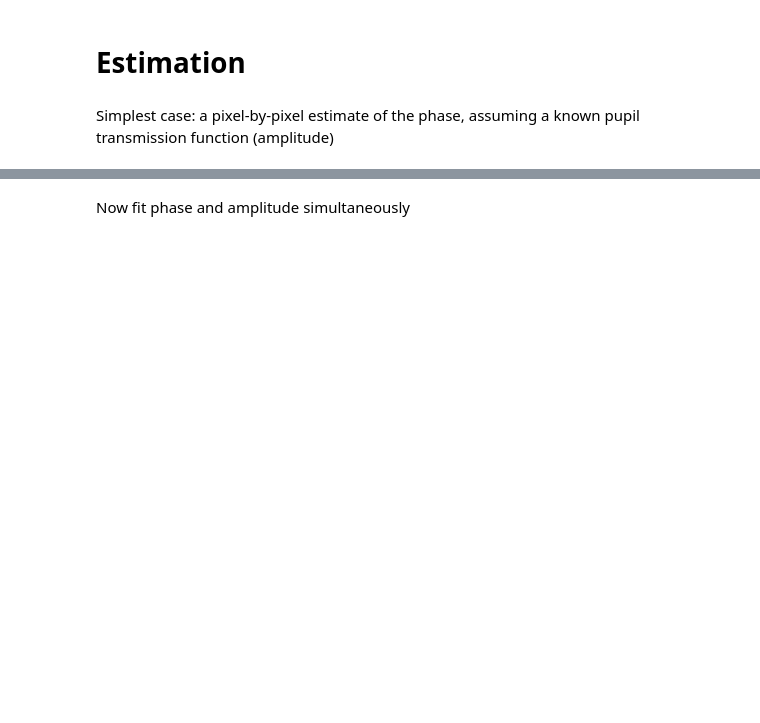
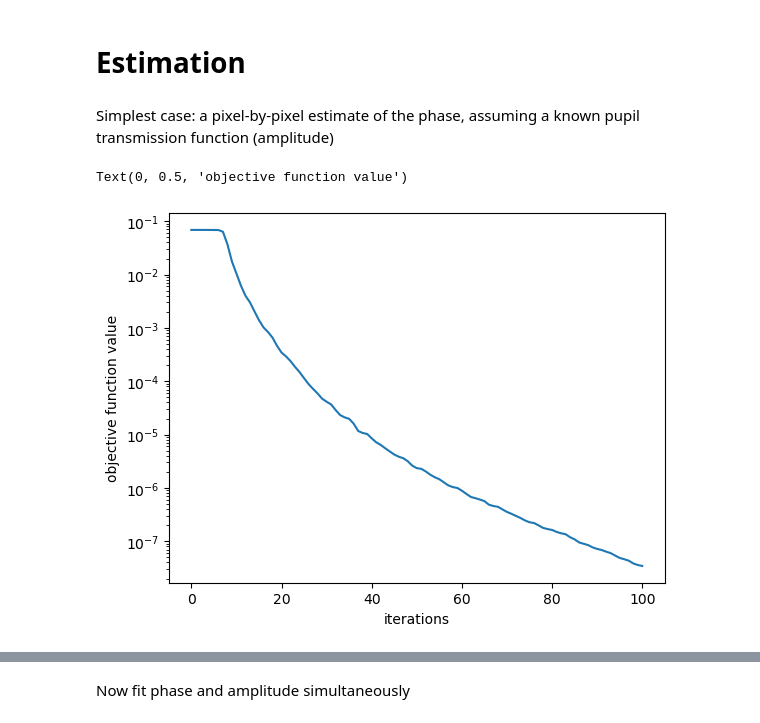
Before and after one commit to kvangorkom/adpr, a Jupyter notebook: examples/simple_example.ipynb, the cells around one changed output, grey strips where cells are left out. Drawn from its saved outputs; the diff is of its cells as text; code cells hidden in the pictures; blank space fills up the shorter version.

```diff
--- a/examples/simple_example.ipynb
+++ b/examples/simple_example.ipynb
@@ -76,7 +77,14 @@ Simplest case: a pixel-by-pixel estimate of the phase, assuming a known pupil tr
 # %%
 estimator = adpr.Estimation(model, estimate_phase=True, maxiter=100, wreg=1e-2)
 # %%
-fit, err = estimator.run(psfs, pupil)
+fit, err, objvals = estimator.run(psfs, pupil)
+# %%
+plt.semilogy(objvals)
+plt.xlabel('iterations')
+plt.ylabel('objective function value')
+# %% [output]
+Text(0, 0.5, 'objective function value')
+[figure, added]
 # %%
 opd_est = fit[-1].reshape((Np,Np)) * pupil * 1e-6
 
```
Also changed, not shown: parts of 14 cells of this notebook.
